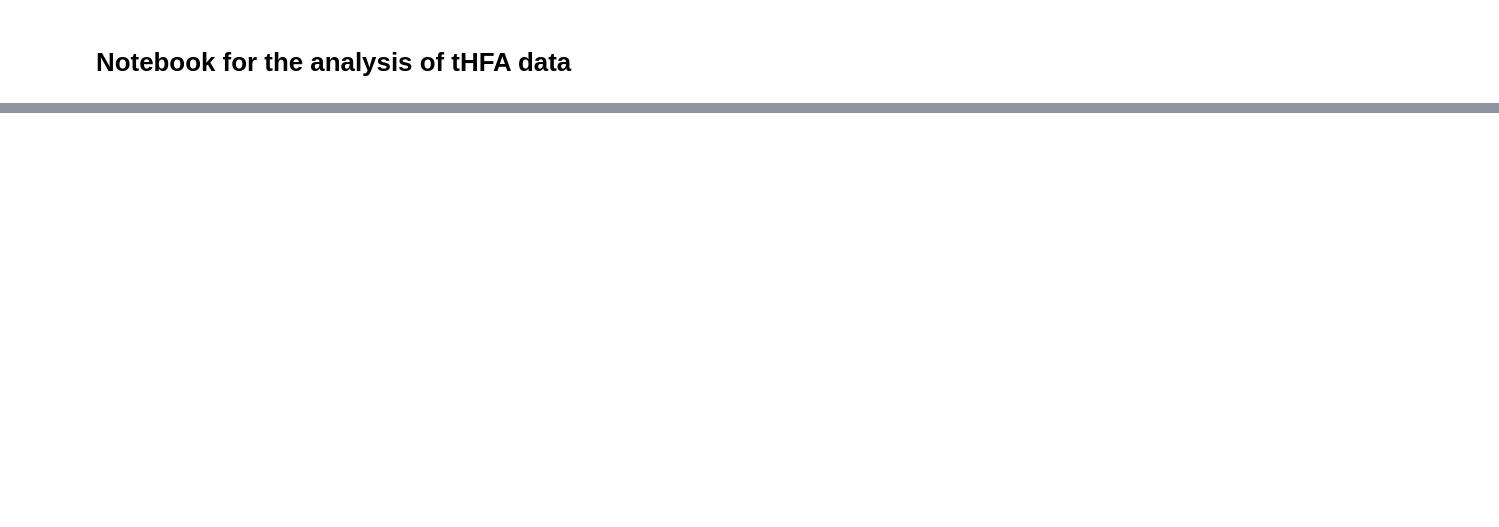
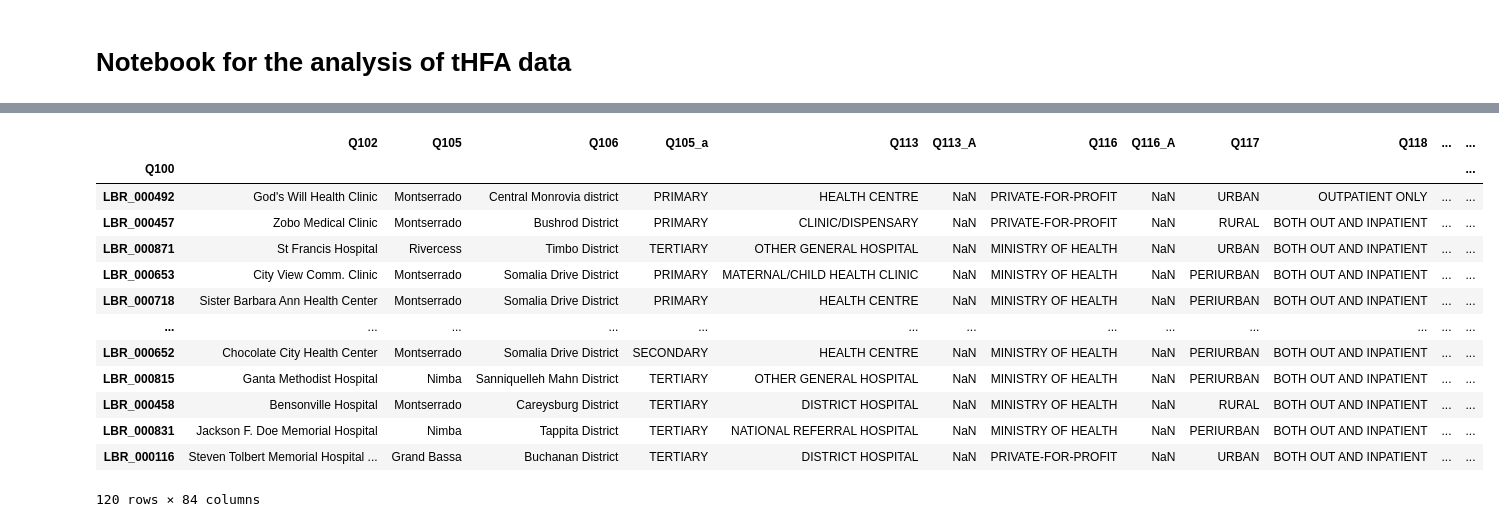
Before and after one commit to UncleAsiwaju/tHFA, a Jupyter notebook: Analysis_Notebook.ipynb, the cells around one changed output, grey strips where cells are left out. Saved outputs shown, nothing was run; the diff lists cells and outputs as text; code cells hidden in the pictures; blank space fills up the shorter version.

```diff
--- a/Analysis_Notebook.ipynb
+++ b/Analysis_Notebook.ipynb
@@ -1180,10 +1232,27 @@ for func in functions:
 # %%
 # FULL Apply the calculation to each row
 indicators_df = facility_details_df
 
 for func in functions:
     see = df.apply(func, axis=1)
     indicators_df = pd.concat([indicators_df, see], axis=1)
+
+indicators_df
+# %% [output]
+|  | Q102 | Q105 | Q106 | Q105_a | Q113 | Q113_A | Q116 | Q116_A | Q117 | Q118 | ... | ... |
+| Q100 |  |  |  |  |  |  |  |  |  |  |  | ... |
+| LBR_000492 | God's Will Health Clinic | Montserrado | Central Monrovia district | PRIMARY | HEALTH CENTRE | NaN | PRIVATE-FOR-PROFIT | NaN | URBAN | OUTPATIENT ONLY | ... | ... |
+| LBR_000457 | Zobo Medical Clinic | Montserrado | Bushrod District | PRIMARY | CLINIC/DISPENSARY | NaN | PRIVATE-FOR-PROFIT | NaN | RURAL | BOTH OUT AND INPATIENT | ... | ... |
+| LBR_000871 | St Francis Hospital | Rivercess | Timbo District | TERTIARY | OTHER GENERAL HOSPITAL | NaN | MINISTRY OF HEALTH | NaN | URBAN | BOTH OUT AND INPATIENT | ... | ... |
+| LBR_000653 | City View Comm. Clinic | Montserrado | Somalia Drive District | PRIMARY | MATERNAL/CHILD HEALTH CLINIC | NaN | MINISTRY OF HEALTH | NaN | PERIURBAN | BOTH OUT AND INPATIENT | ... | ... |
+| LBR_000718 | Sister Barbara Ann Health Center | Montserrado | Somalia Drive District | PRIMARY | HEALTH CENTRE | NaN | MINISTRY OF HEALTH | NaN | PERIURBAN | BOTH OUT AND INPATIENT | ... | ... |
+| ... | ... | ... | ... | ... | ... | ... | ... | ... | ... | ... | ... | ... |
+| LBR_000652 | Chocolate City Health Center | Montserrado | Somalia Drive District | SECONDARY | HEALTH CENTRE | NaN | MINISTRY OF HEALTH | NaN | PERIURBAN | BOTH OUT AND INPATIENT | ... | ... |
+| LBR_000815 | Ganta Methodist Hospital | Nimba | Sanniquelleh Mahn District | TERTIARY | OTHER GENERAL HOSPITAL | NaN | MINISTRY OF HEALTH | NaN | PERIURBAN | BOTH OUT AND INPATIENT | ... | ... |
+| LBR_000458 | Bensonville Hospital | Montserrado | Careysburg District | TERTIARY | DISTRICT HOSPITAL | NaN | MINISTRY OF HEALTH | NaN | RURAL | BOTH OUT AND INPATIENT | ... | ... |
+| LBR_000831 | Jackson F. Doe Memorial Hospital | Nimba | Tappita District | TERTIARY | NATIONAL REFERRAL HOSPITAL | NaN | MINISTRY OF HEALTH | NaN | PERIURBAN | BOTH OUT AND INPATIENT | ... | ... |
+| LBR_000116 | Steven Tolbert Memorial Hospital ... | Grand Bassa | Buchanan District | TERTIARY | DISTRICT HOSPITAL | NaN | PRIVATE-FOR-PROFIT | NaN | URBAN | BOTH OUT AND INPATIENT | ... | ... |
+120 rows × 84 columns
 # %%
 # Step 7: Function to aggregate indicators by region and facility type
 def aggregate_indicators(df, group_by_columns):
```
Also changed, not shown: parts of 21 cells of this notebook, 35 other files.
